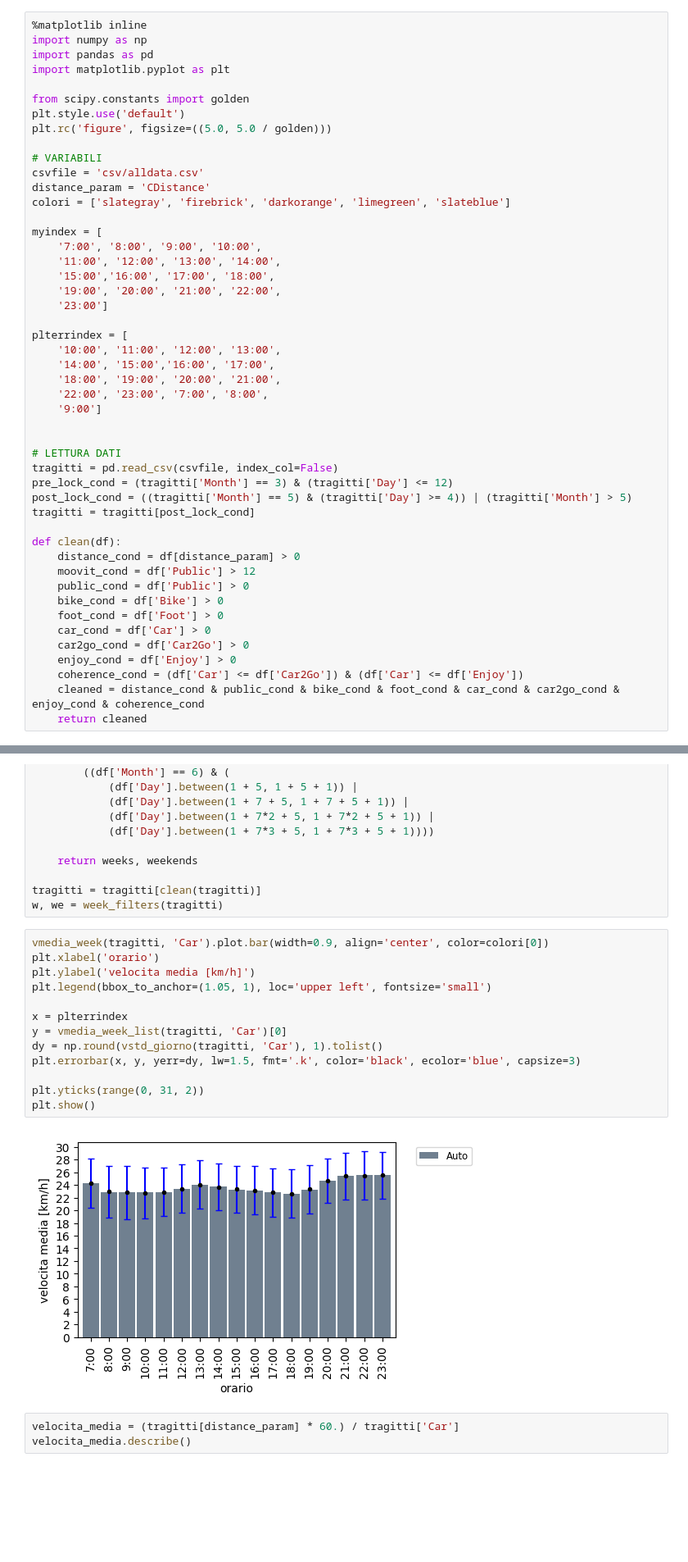
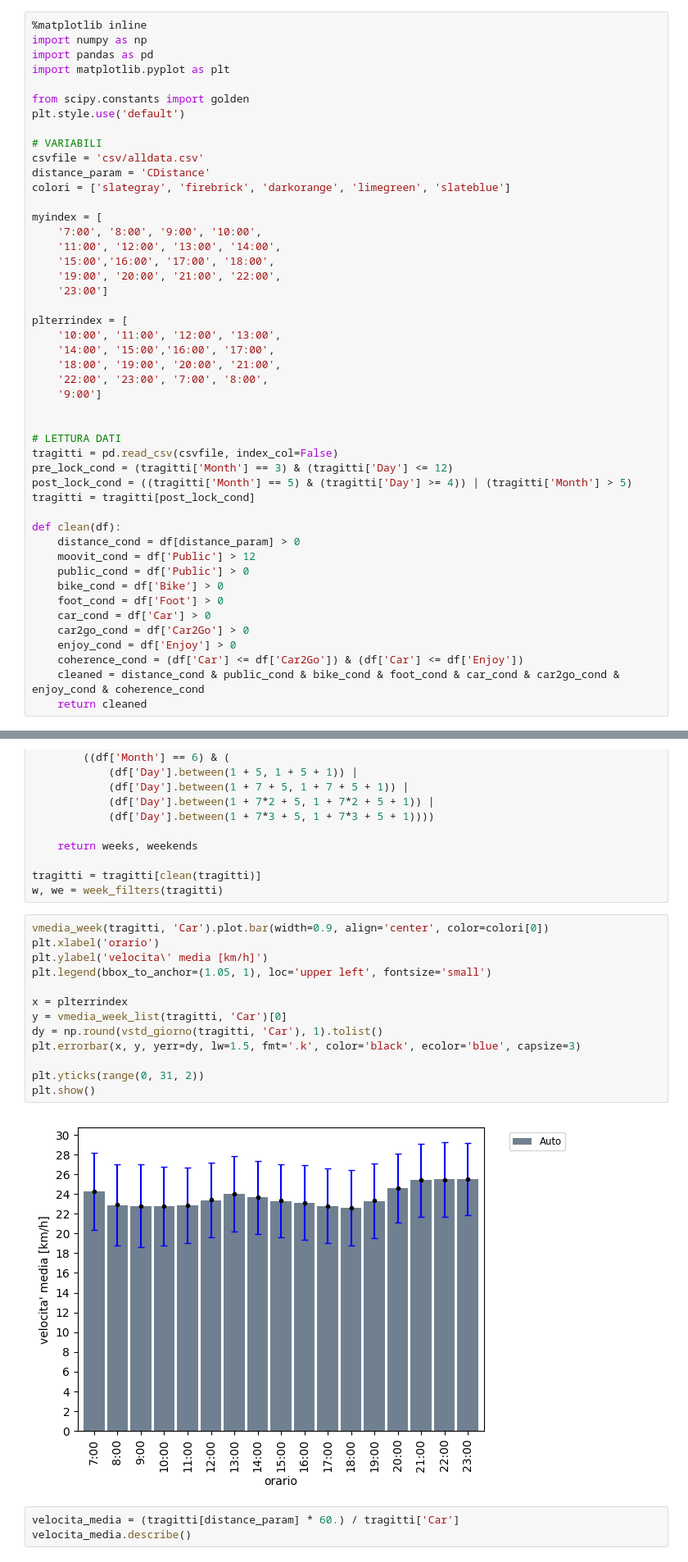
Before and after one commit to mmastrapasqua7/kowalskianalysis, a Jupyter notebook: jupyter/02.0_VariazioneVelocitaMediaMezziInFunzioneDellOrario.ipynb, the cells around one changed output, grey strips where cells are left out. Shown at 82% size. Saved outputs shown, nothing was run; the diff lists cells and outputs as text; blank space fills up the shorter version.

```diff
--- a/jupyter/02.0_VariazioneVelocitaMediaMezziInFunzioneDellOrario.ipynb
+++ b/jupyter/02.0_VariazioneVelocitaMediaMezziInFunzioneDellOrario.ipynb
@@ -6,7 +6,6 @@ import matplotlib.pyplot as plt
 
 from scipy.constants import golden
 plt.style.use('default')
-plt.rc('figure', figsize=((5.0, 5.0 / golden)))
 
 # VARIABILI
 csvfile = 'csv/alldata.csv'
@@ -114,18 +113,18 @@ w, we = week_filters(tragitti)
 # %%
 vmedia_week(tragitti, 'Car').plot.bar(width=0.9, align='center', color=colori[0])
 plt.xlabel('orario')
-plt.ylabel('velocita media [km/h]')
+plt.ylabel('velocita\' media [km/h]')
 plt.legend(bbox_to_anchor=(1.05, 1), loc='upper left', fontsize='small')
 
 x = plterrindex
 y = vmedia_week_list(tragitti, 'Car')[0]
 dy = np.round(vstd_giorno(tragitti, 'Car'), 1).tolist()
 plt.errorbar(x, y, yerr=dy, lw=1.5, fmt='.k', color='black', ecolor='blue', capsize=3)
 
 plt.yticks(range(0, 31, 2))
 plt.show()
 # %% [output]
-[figure, old version]
+[figure, new version]
 # %%
 velocita_media = (tragitti[distance_param] * 60.) / tragitti['Car']
 velocita_media.describe()
```
Also changed, not shown: parts of 8 cells of this notebook, 20 other files.
